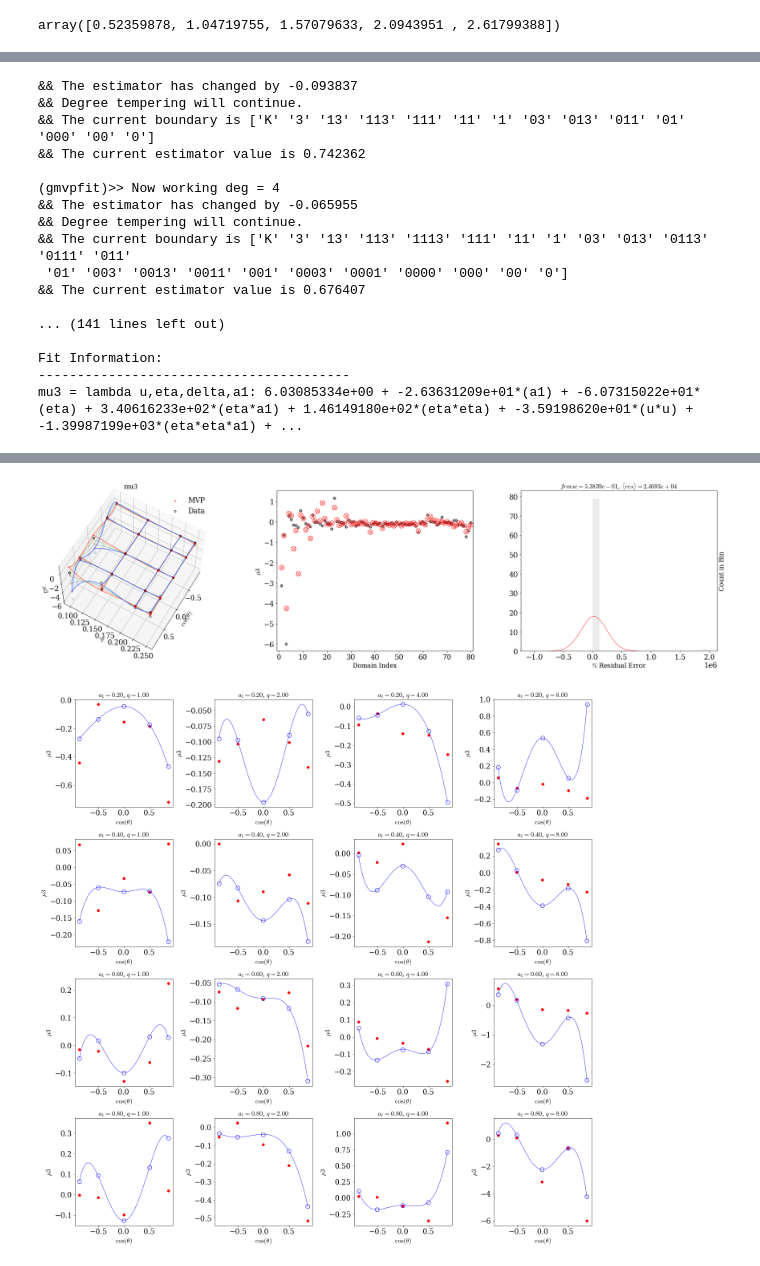
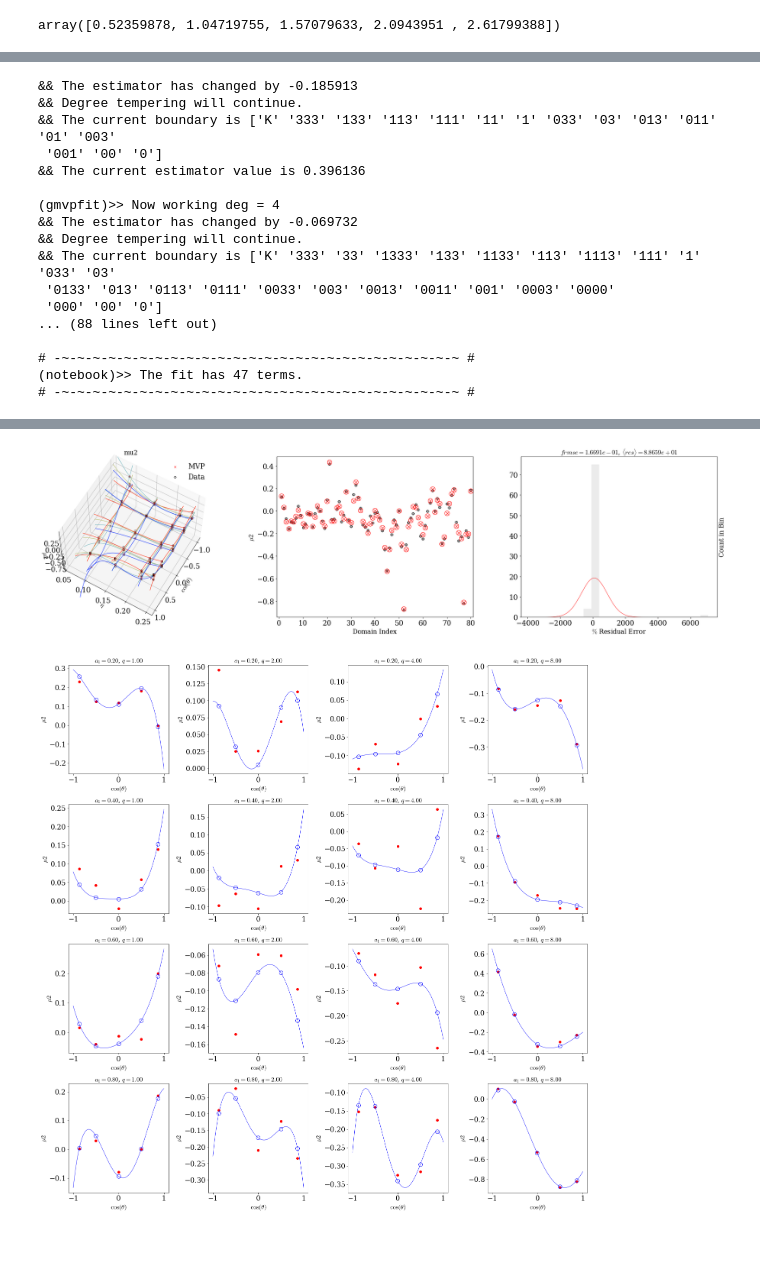
Before and after one commit to llondon6/PhenomXCP, a Jupyter notebook: issues/4_fit_hyper_parameters.ipynb, the cells around one changed output, grey strips where cells are left out. Drawn from its saved outputs; the diff is of its cells as text; code cells hidden in the pictures.

```diff
--- a/issues/4_fit_hyper_parameters.ipynb
+++ b/issues/4_fit_hyper_parameters.ipynb
@@ -177,15 +154,17 @@ foo = {}
 # # ---
 # key = 'mu1'
 # labels={'python':[key,('u', 'eta', 'delta', 'a1'),''],'latex':['\\'+key,(r'\cos(\theta)', r'\eta', r'\delta', r'a_1'),'']}
-# foo[key] = gmvpfit( model_domain, mu1,fitatol=0.001,verbose=True,maxdeg_list=[4,3,0,3],center=True,labels=labels,estatol=0.015)
+# foo[key] = gmvpfit( model_domain, mu1,fitatol=0.0001,verbose=True,maxdeg_list=[4,3,0,3],center=True,labels=labels,estatol=0.01)
+# alert( 'The fit has '+bold(str(len(foo[key].basis_symbols)))+' terms.', header=True )
 # advanced_gmvx_plot(foo[key]); show();
 
-# # mu2  --- SUSPECT
-# # ---
-# key = 'mu2'
-# labels={'python':[key,('u', 'eta', 'delta', 'a1'),''],'latex':['\\'+key,(r'\cos(\theta)', r'\eta', r'\delta', r'a_1'),'']}
-# foo[key] = gmvpfit( model_domain, mu2,fitatol=0.001,verbose=True,maxdeg_list=[4,3,0,3],center=True,labels=labels)
-# advanced_gmvx_plot(foo[key]); show();
+# mu2
+# ---
+key = 'mu2'
+labels={'python':[key,('u', 'eta', 'delta', 'a1'),''],'latex':['\\'+key,(r'\cos(\theta)', r'\eta', r'\delta', r'a_1'),'']}
+foo[key] = gmvpfit( model_domain, mu2,fitatol=0.001,verbose=True,maxdeg_list=[4,3,0,3],center=True,labels=labels,estatol=0.01)
+alert( 'The fit has '+bold(str(len(foo[key].basis_symbols)))+' terms.', header=True )
+advanced_gmvx_plot(foo[key]); show();
 
 # # mu3  --- SUSPECT
 # # ---
@@ -208,19 +187,19 @@ foo = {}
 
 (gmvpfit)>> Now working deg = 3
-&& The estimator has changed by -0.093837
+&& The estimator has changed by -0.185913
 && Degree tempering will continue.
-&& The current boundary is ['K' '3' '13' '113' '111' '11' '1' '03' '013' '011' '01' '000' '00' '0']
-&& The current estimator value is 0.742362
+&& The current boundary is ['K' '333' '133' '113' '111' '11' '1' '033' '03' '013' '011' '01' '003'
+ '001' '00' '0']
+&& The current estimator value is 0.396136
 
 (gmvpfit)>> Now working deg = 4
-&& The estimator has changed by -0.065955
+&& The estimator has changed by -0.069732
 && Degree tempering will continue.
-&& The current boundary is ['K' '3' '13' '113' '1113' '111' '11' '1' '03' '013' '0113' '0111' '011'
- '01' '003' '0013' '0011' '001' '0003' '0001' '0000' '000' '00' '0']
-&& The current estimator value is 0.676407
+&& The current boundary is ['K' '333' '33' '1333' '133' '1133' '113' '1113' '111' '1' '033' '03'
+ '0133' '013' '0113' '0111' '0033' '003' '0013' '0011' '001' '0003' '0000'
+ '000' '00' '0']
+... (88 lines left out)
 
-... (141 lines left out)
-
-Fit Information:
-----------------------------------------
-mu3 = lambda u,eta,delta,a1: 6.03085334e+00 + -2.63631209e+01*(a1) + -6.07315022e+01*(eta) + 3.40616233e+02*(eta*a1) + 1.46149180e+02*(eta*eta) + -3.59198620e+01*(u*u) + -1.39987199e+03*(eta*eta*a1) + ...
+# -~-~-~-~-~-~-~-~-~-~-~-~-~-~-~-~-~-~-~-~-~-~-~-~-~-~ #
+(notebook)>> The fit has 47 terms.
+# -~-~-~-~-~-~-~-~-~-~-~-~-~-~-~-~-~-~-~-~-~-~-~-~-~-~ #
@@ -228,2 +207,2 @@ mu3 = lambda u,eta,delta,a1: 6.03085334e+00 + -2.63631209e+01*(a1) + -6.07315022
-[figure, old version]
+[figure, new version]
-[figure, old version]
+[figure, new version]
```
Also changed, not shown: parts of 4 cells of this notebook, 5 other files.
